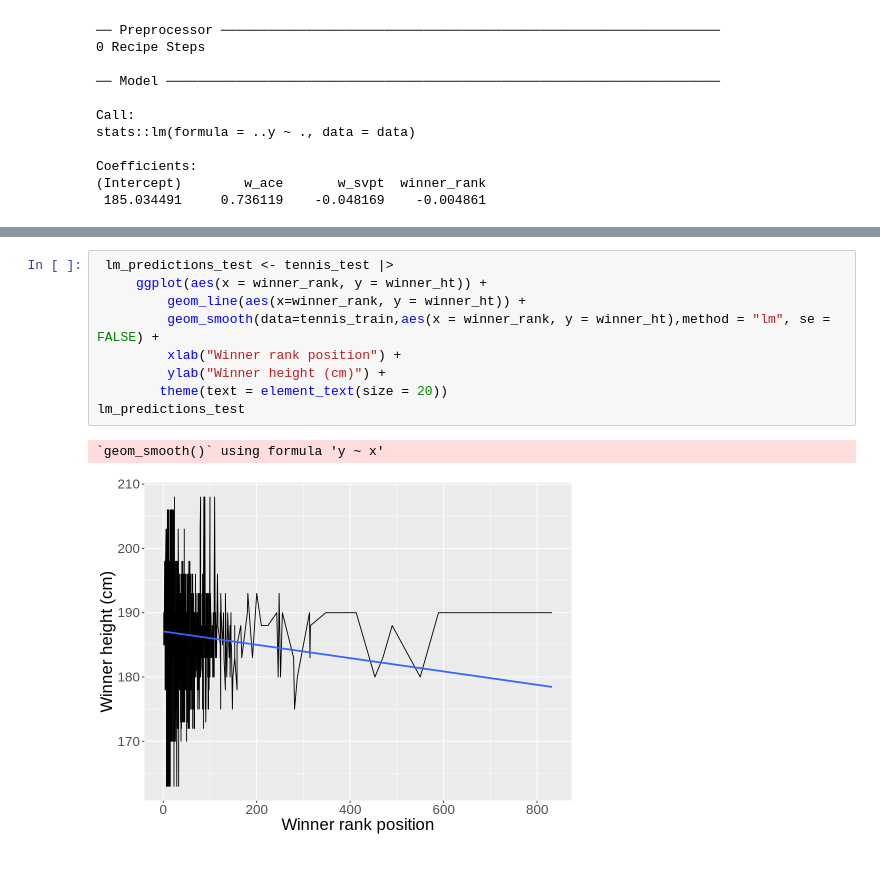
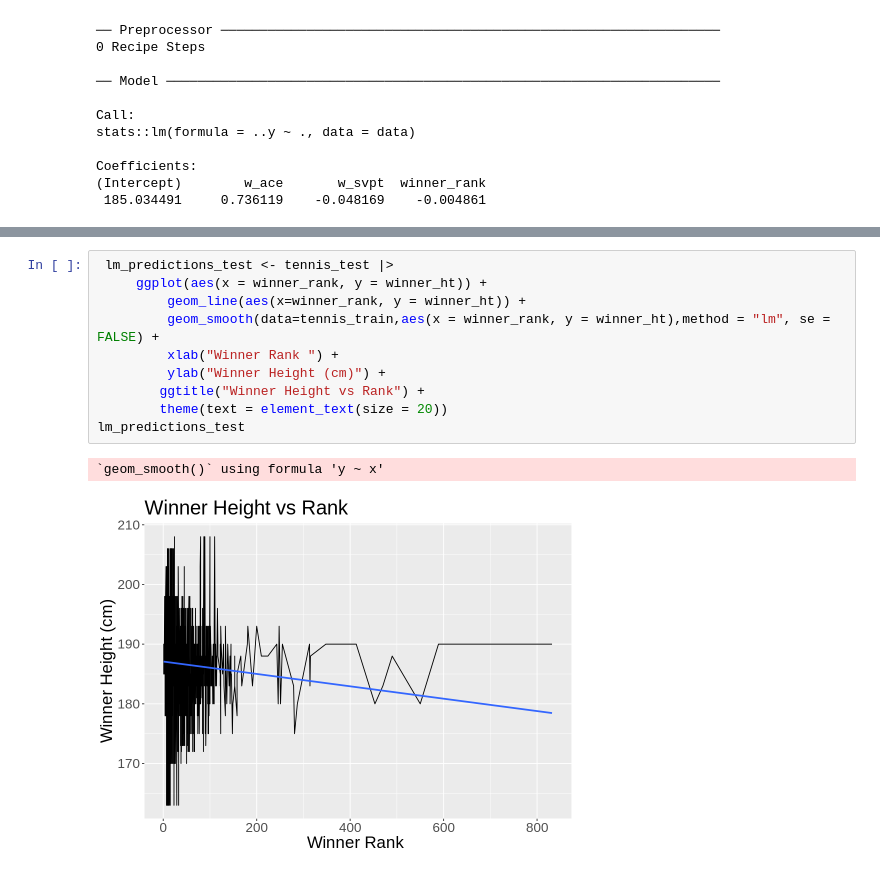
Before and after one commit to Tom0809/Group-Project, a Jupyter notebook: Group Project.ipynb, the cells around one changed output, grey strips where cells are left out. Drawn from its saved outputs; the diff is of its cells as text.

```diff
--- a/Group Project.ipynb
+++ b/Group Project.ipynb
@@ -417,12 +446,13 @@ lm_predictions_test
 # %%
  lm_predictions_test <- tennis_test |>
      ggplot(aes(x = winner_rank, y = winner_ht)) +
          geom_line(aes(x=winner_rank, y = winner_ht)) +
          geom_smooth(data=tennis_train,aes(x = winner_rank, y = winner_ht),method = "lm", se = FALSE) +
-         xlab("Winner rank position") +
-         ylab("Winner height (cm)") +
+         xlab("Winner Rank ") +
+         ylab("Winner Height (cm)") +
+        ggtitle("Winner Height vs Rank") +
         theme(text = element_text(size = 20))
 lm_predictions_test
 # %% [output]
 `geom_smooth()` using formula 'y ~ x'
-[figure, old version]
+[figure, new version]
```
Also changed, not shown: parts of 20 cells of this notebook.
